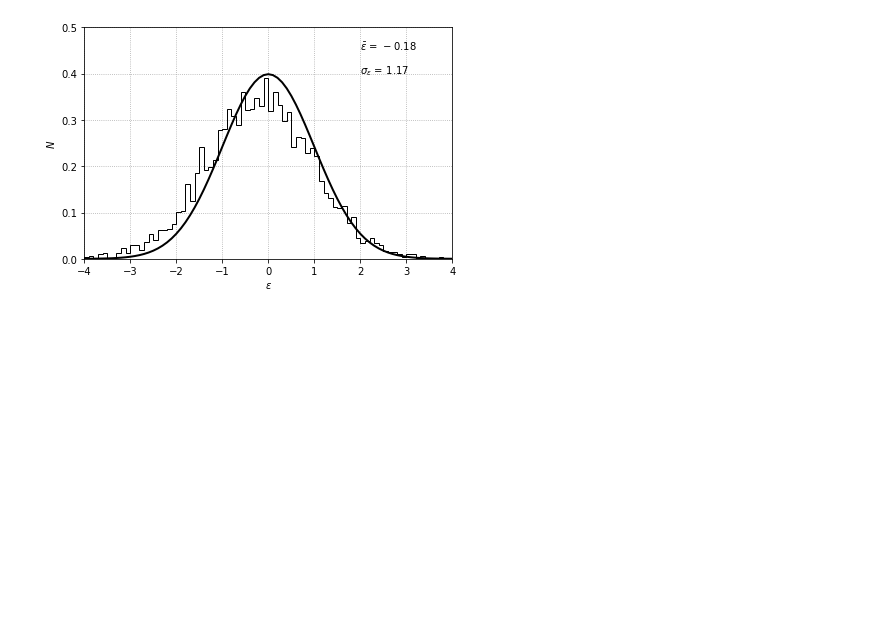
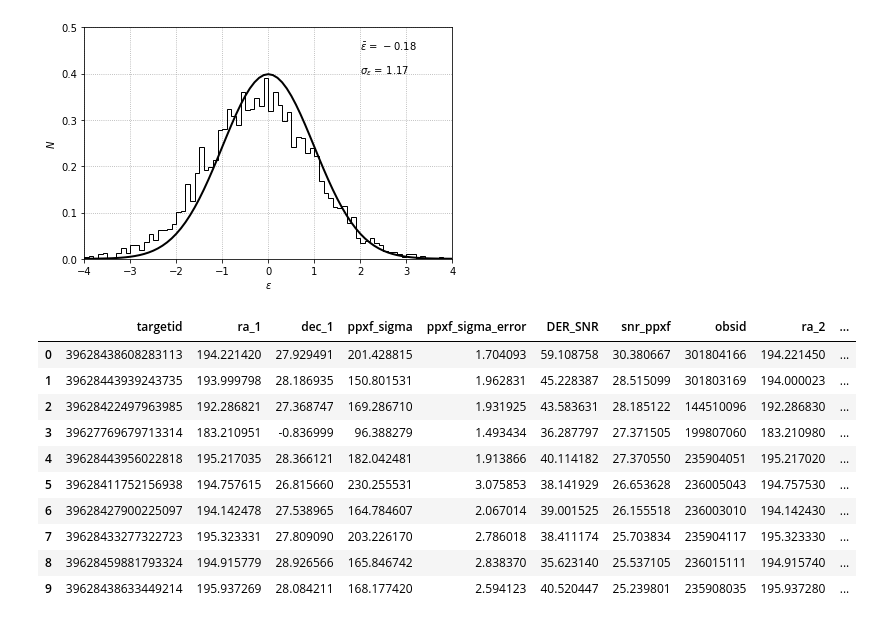
Before and after one commit to KSaid-1/DESI_fuji_FP, a Jupyter notebook: external_consistency.ipynb, the cells around one changed output. Cells and saved outputs as stored; diff of their text form; code cells hidden in the pictures; blank space fills up the shorter version.

```diff
--- a/external_consistency.ipynb
+++ b/external_consistency.ipynb
@@ -132,3 +132,18 @@ plt.tight_layout()
 plt.show()
 # %% [output]
 [figure]
+# %%
+f_l = pd.read_csv("fuji_lamost.csv")
+f_l[:10]
+# %% [output]
+|  | targetid | ra_1 | dec_1 | ppxf_sigma | ppxf_sigma_error | DER_SNR | snr_ppxf | obsid | ra_2 | ... |
+| 0 | 39628438608283113 | 194.221420 | 27.929491 | 201.428815 | 1.704093 | 59.108758 | 30.380667 | 301804166 | 194.221450 | ... |
+| 1 | 39628443939243735 | 193.999798 | 28.186935 | 150.801531 | 1.962831 | 45.228387 | 28.515099 | 301803169 | 194.000023 | ... |
+| 2 | 39628422497963985 | 192.286821 | 27.368747 | 169.286710 | 1.931925 | 43.583631 | 28.185122 | 144510096 | 192.286830 | ... |
+| 3 | 39627769679713314 | 183.210951 | -0.836999 | 96.388279 | 1.493434 | 36.287797 | 27.371505 | 199807060 | 183.210980 | ... |
+| 4 | 39628443956022818 | 195.217035 | 28.366121 | 182.042481 | 1.913866 | 40.114182 | 27.370550 | 235904051 | 195.217020 | ... |
+| 5 | 39628411752156938 | 194.757615 | 26.815660 | 230.255531 | 3.075853 | 38.141929 | 26.653628 | 236005043 | 194.757530 | ... |
+| 6 | 39628427900225097 | 194.142478 | 27.538965 | 164.784607 | 2.067014 | 39.001525 | 26.155518 | 236003010 | 194.142430 | ... |
+| 7 | 39628433277322723 | 195.323331 | 27.809090 | 203.226170 | 2.786018 | 38.411174 | 25.703834 | 235904117 | 195.323330 | ... |
+| 8 | 39628459881793324 | 194.915779 | 28.926566 | 165.846742 | 2.838370 | 35.623140 | 25.537105 | 236015111 | 194.915740 | ... |
+| 9 | 39628438633449214 | 195.937269 | 28.084211 | 168.177420 | 2.594123 | 40.520447 | 25.239801 | 235908035 | 195.937280 | ... |
```
Also changed, not shown: parts of 3 cells of this notebook.
